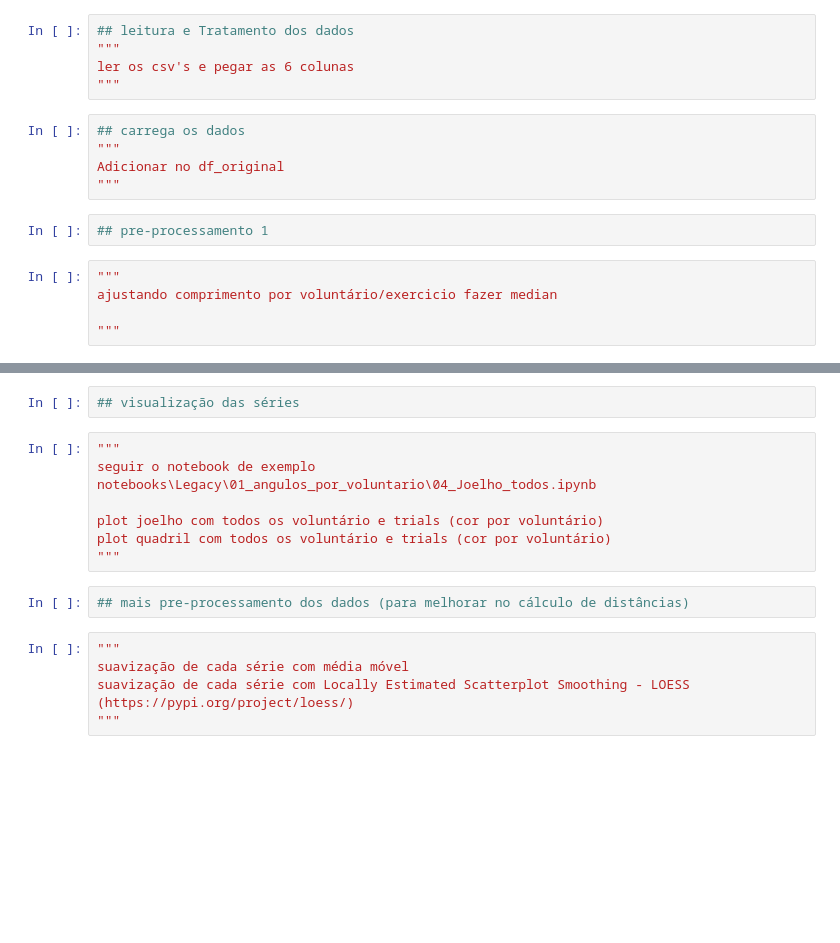
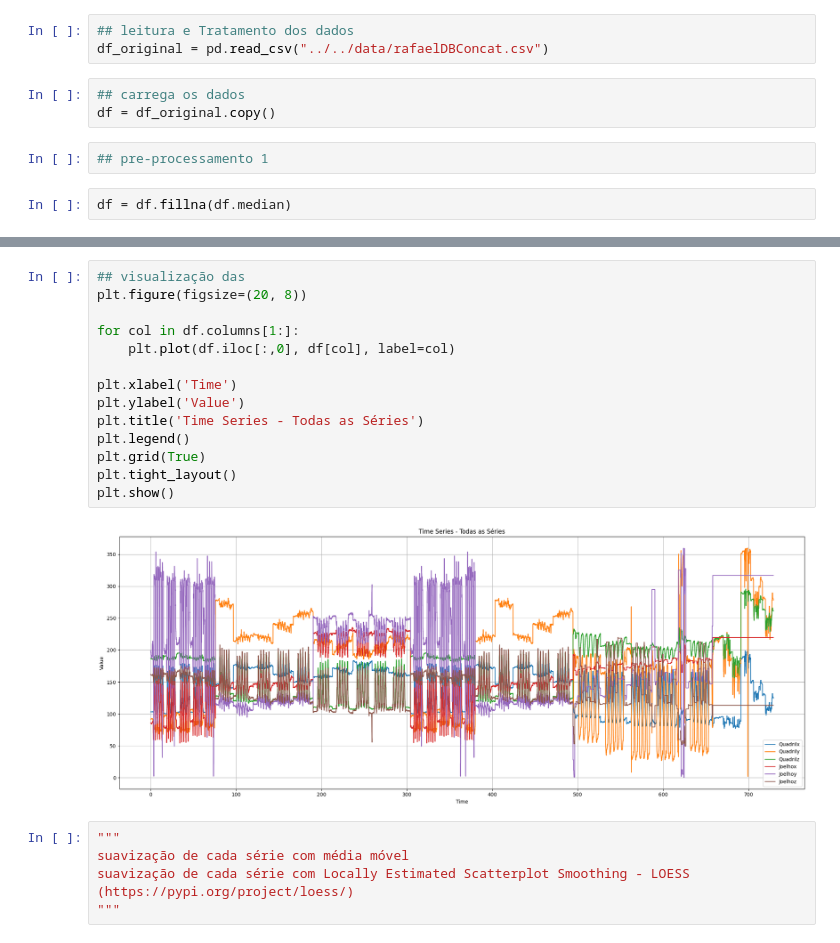
Before and after one commit to Yamakasuki/IC_Bros, a Jupyter notebook: notebooks/experimentoferias/experimentoRafael.ipynb, the cells around one changed output, grey strips where cells are left out. Saved outputs shown, nothing was run; the diff lists cells and outputs as text; blank space fills up the shorter version.

```diff
--- a/notebooks/experimentoferias/experimentoRafael.ipynb
+++ b/notebooks/experimentoferias/experimentoRafael.ipynb
@@ -3,17 +9,10 @@
 # %%
 ## leitura e Tratamento dos dados
-"""
-ler os csv's e pegar as 6 colunas
-"""
+df_original = pd.read_csv("../../data/rafaelDBConcat.csv")
 # %%
 ## carrega os dados
-"""
-Adicionar no df_original
-"""
+df = df_original.copy()
 # %%
 ## pre-processamento 1
 # %%
-"""
-ajustando comprimento por voluntário/exercicio fazer median
-
-"""
+df = df.fillna(df.median)
@@ -20,14 +34,19 @@ ajustando comprimento por voluntário/exercicio fazer median
 # %%
-## visualização das séries
+## visualização das
+plt.figure(figsize=(20, 8))
+
+for col in df.columns[1:]:
+    plt.plot(df.iloc[:,0], df[col], label=col)
+
+plt.xlabel('Time')
+plt.ylabel('Value')
+plt.title('Time Series - Todas as Séries')
+plt.legend()
+plt.grid(True)
+plt.tight_layout()
+plt.show()
+# %% [output]
+[figure, added]
-# %%
-"""
-seguir o notebook de exemplo notebooks\Legacy\01_angulos_por_voluntario\04_Joelho_todos.ipynb
-
-plot joelho com todos os voluntário e trials (cor por voluntário)
-plot quadril com todos os voluntário e trials (cor por voluntário)
-"""
-# %%
-## mais pre-processamento dos dados (para melhorar no cálculo de distâncias)
 # %%
 """
 suavização de cada série com média móvel
```
Also changed, not shown: parts of 3 cells of this notebook.
